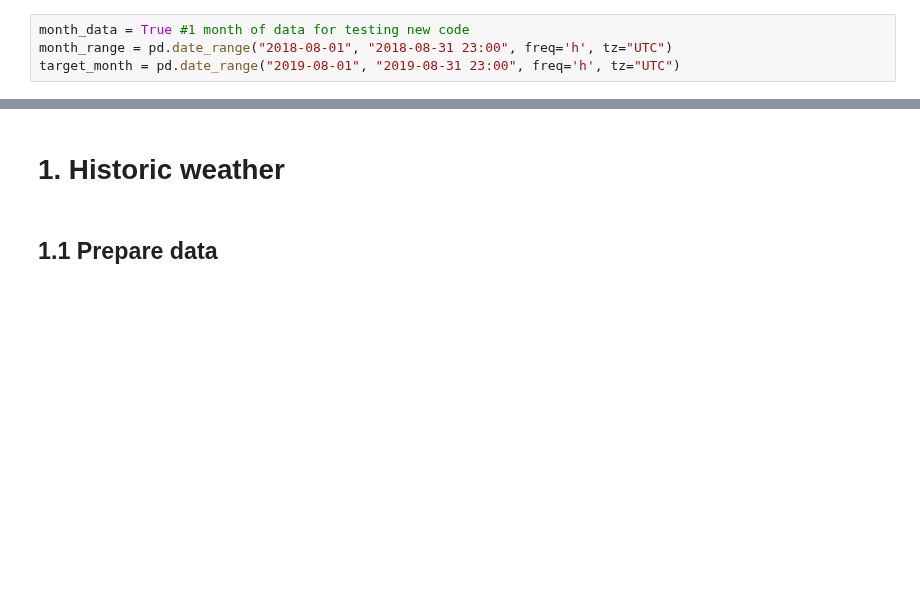
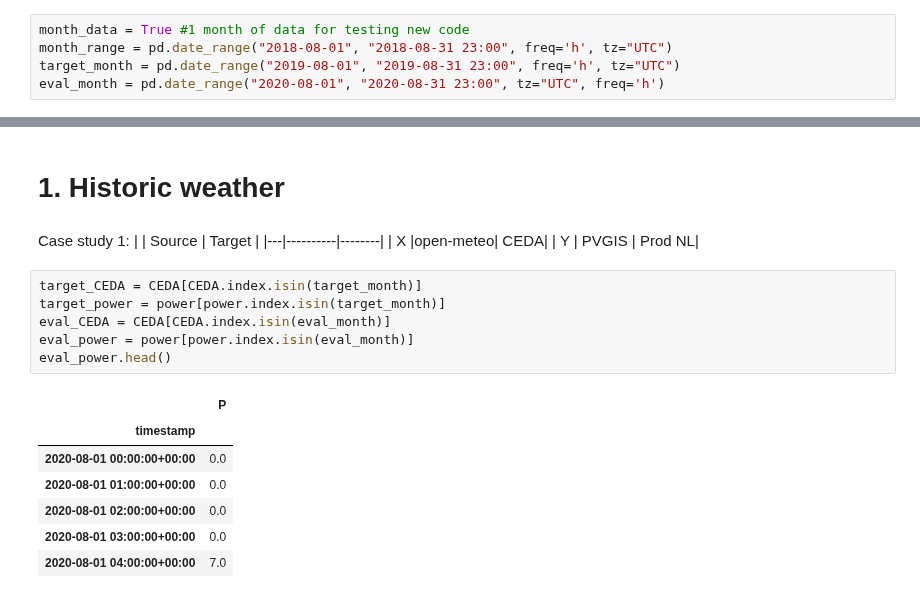
Before and after one commit to RobbeVDE/SolNet-2, a Jupyter notebook: main.ipynb, the cells around one changed output, grey strips where cells are left out. Saved outputs shown, nothing was run; the diff lists cells and outputs as text; blank space fills up the shorter version.

```diff
--- a/main.ipynb
+++ b/main.ipynb
@@ -9,5 +16,6 @@ from Models.lstm import LSTM
 month_data = True #1 month of data for testing new code
 month_range = pd.date_range("2018-08-01", "2018-08-31 23:00", freq='h', tz="UTC")
 target_month = pd.date_range("2019-08-01", "2019-08-31 23:00", freq='h', tz="UTC")
+eval_month = pd.date_range("2020-08-01", "2020-08-31 23:00", tz="UTC", freq='h')
 # %% [markdown]
 # 0. Data initialization
@@ -59,4 +97,22 @@ target_power.head()
 # %% [markdown]
 # 1. Historic weather
-# %% [markdown]
-## 1.1 Prepare data
+# %% [markdown]
+Case study 1:
+|   | Source   | Target |
+|---|----------|--------|
+| X |open-meteo| CEDA|
+| Y | PVGIS    | Prod NL|
+# %%
+target_CEDA = CEDA[CEDA.index.isin(target_month)]
+target_power = power[power.index.isin(target_month)]
+eval_CEDA = CEDA[CEDA.index.isin(eval_month)]
+eval_power = power[power.index.isin(eval_month)]
+eval_power.head()
+# %% [output]
+|  | P |
+| timestamp |  |
+| 2020-08-01 00:00:00+00:00 | 0.0 |
+| 2020-08-01 01:00:00+00:00 | 0.0 |
+| 2020-08-01 02:00:00+00:00 | 0.0 |
+| 2020-08-01 03:00:00+00:00 | 0.0 |
+| 2020-08-01 04:00:00+00:00 | 7.0 |
```
Also changed, not shown: parts of 19 cells of this notebook, 8 other files.
